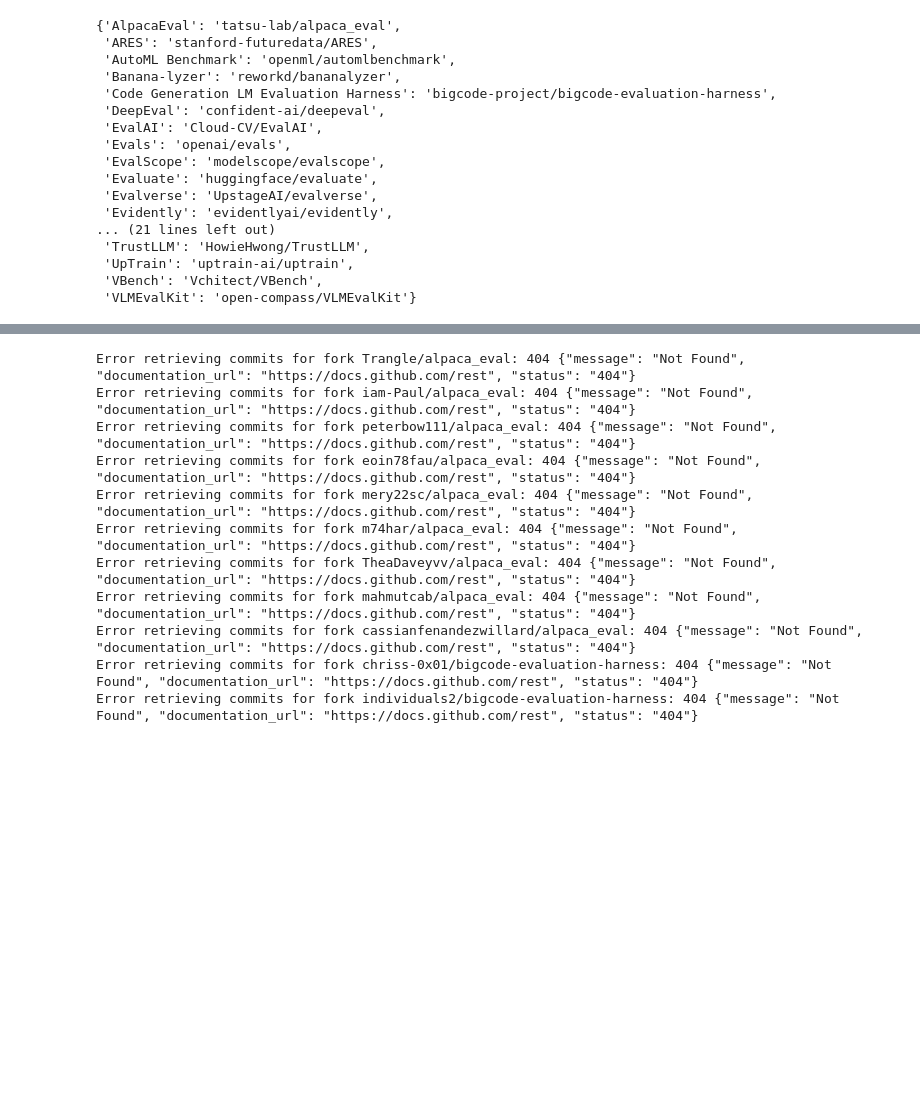
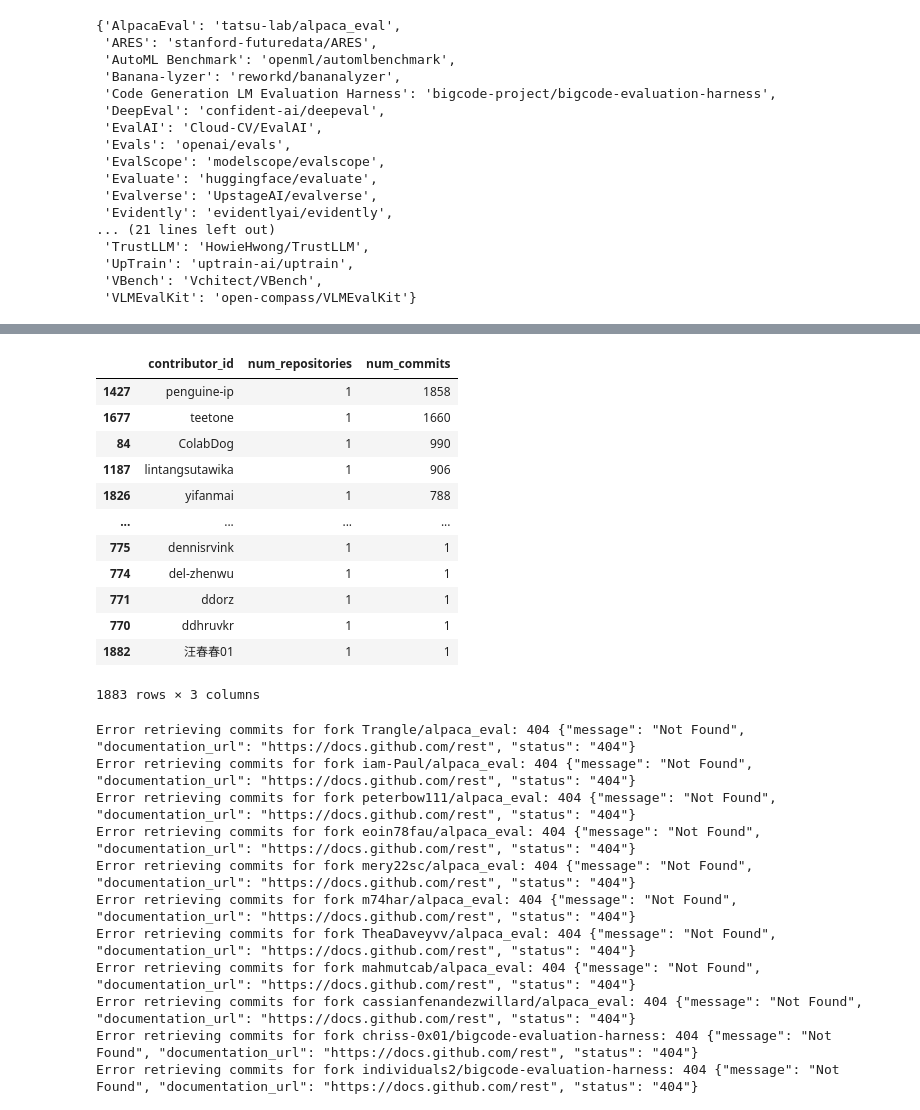
Before and after one commit to zhimin-z/EvalEng, a Jupyter notebook: code/main.ipynb, the cells around one changed output, grey strips where cells are left out. Drawn from its saved outputs; the diff is of its cells as text; code cells hidden in the pictures; blank space fills up the shorter version.

```diff
--- a/code/main.ipynb
+++ b/code/main.ipynb
@@ -180,4 +187,33 @@ Processed huggingface/optimum-benchmark successfully.
 All repositories processed and data saved.
+# %%
+import pandas as pd
+
+# Load the JSON file
+commits_file = f"{path_data}/commits.json"
+df = pd.read_json(commits_file, lines=True)
+
+# Group by contributor_id to find the number of unique repositories and total commits
+contrib_repos = df.groupby('contributor_id')['repository'].nunique().reset_index(name='num_repositories')
+contrib_commits = df.groupby('contributor_id')['repository'].count().reset_index(name='num_commits')
+
+# Merge the two DataFrames to get a summary for each contributor
+contrib_summary = pd.merge(contrib_repos, contrib_commits, on='contributor_id')
+contrib_summary.sort_values('num_commits', ascending=False, inplace=True)
+contrib_summary
+# %% [output]
+|  | contributor_id | num_repositories | num_commits |
+| 1427 | penguine-ip | 1 | 1858 |
+| 1677 | teetone | 1 | 1660 |
+| 84 | ColabDog | 1 | 990 |
+| 1187 | lintangsutawika | 1 | 906 |
+| 1826 | yifanmai | 1 | 788 |
+| ... | ... | ... | ... |
+| 775 | dennisrvink | 1 | 1 |
+| 774 | del-zhenwu | 1 | 1 |
+| 771 | ddorz | 1 | 1 |
+| 770 | ddhruvkr | 1 | 1 |
+| 1882 | 汪春春01 | 1 | 1 |
+1883 rows × 3 columns
 # %%
 import subprocess
 import json
```
Also changed, not shown: parts of 1 cell of this notebook, 1 other file.
